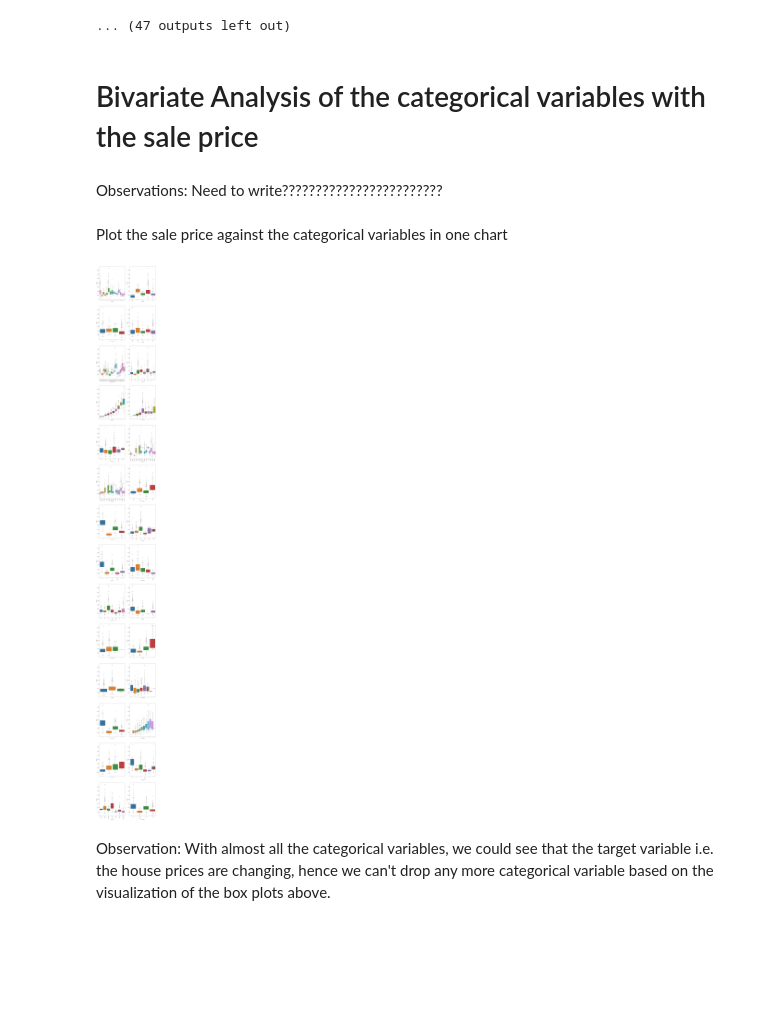
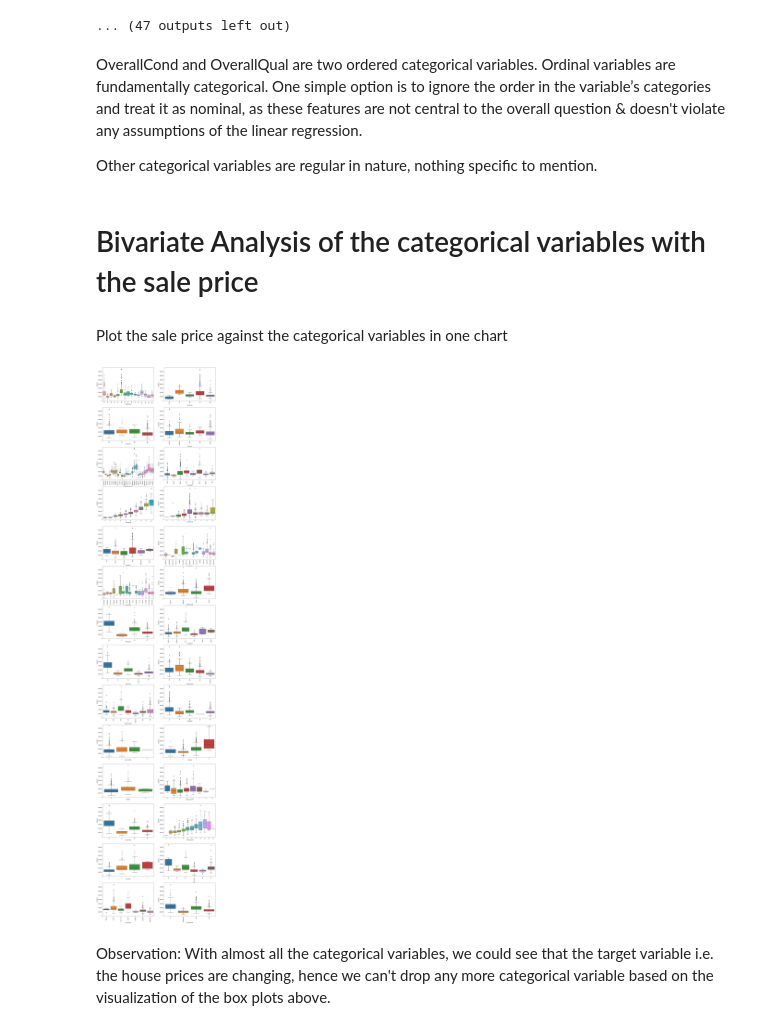
Before and after one commit to gautamjoshi1984/Advanced_Regression_Assignment, a Jupyter notebook: Advanced_Regression.ipynb, the cells around one changed output. Cells and saved outputs as stored; diff of their text form; code cells hidden in the pictures; blank space fills up the shorter version.

```diff
--- a/Advanced_Regression.ipynb
+++ b/Advanced_Regression.ipynb
@@ -376,23 +367,25 @@ HouseStyle Analysis:
 HouseStyle Histogram:
 [figure]
 ... (47 outputs left out)
+# %% [markdown]
+OverallCond and OverallQual are two ordered categorical variables. Ordinal variables are fundamentally categorical. One simple option is to ignore the order in the variable’s categories and treat it as nominal, as these features are not central to the overall question & doesn't violate any assumptions of the linear regression.
+
+Other categorical variables are regular in nature, nothing specific to mention.
 # %% [markdown]
 # Bivariate Analysis of the categorical variables with the sale price
-# %% [markdown]
-Observations: Need to write????????????????????????
 # %% [markdown]
 Plot the sale price against the categorical variables in one chart
 # %%
-plt.figure(figsize=(20,200))
+plt.figure(figsize=(20,100))
 
 for i in range(1,len(categorical_features)):
     plt.subplot(len(categorical_features)//2,2,i)
     sns.boxplot(data = df, x = df[categorical_features[i-1]], y = df['SalePrice'])
     plt.xticks(rotation=90)
 #fig.tight_layout()
 plt.show()
 # %% [output]
-[figure, old version]
+[figure, new version]
 # %% [markdown]
 Observation: With almost all the categorical variables, we could see that the target variable i.e. the house prices are changing, hence we can't drop any more categorical variable based on the visualization of the box plots above.
 # %% [markdown]
```
Also changed, not shown: parts of 42 cells of this notebook.
